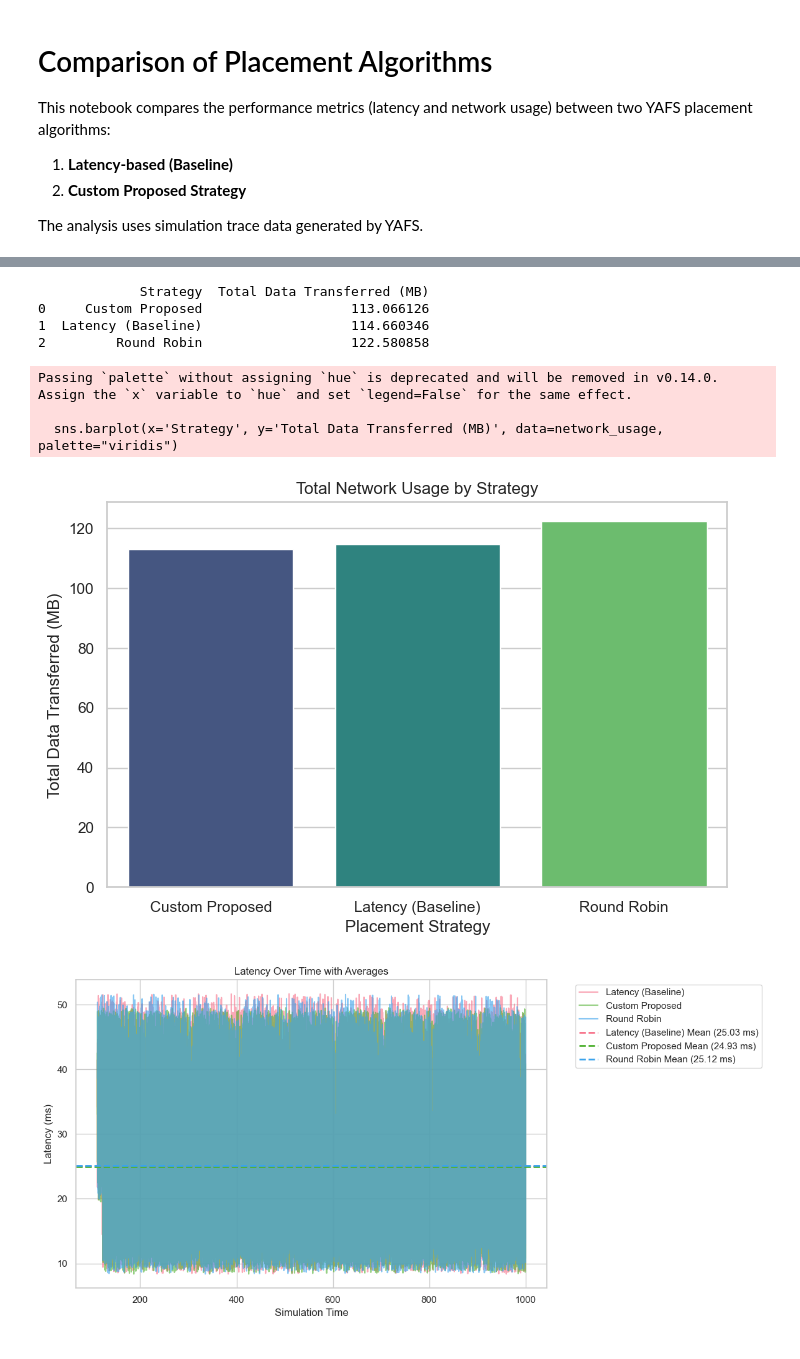
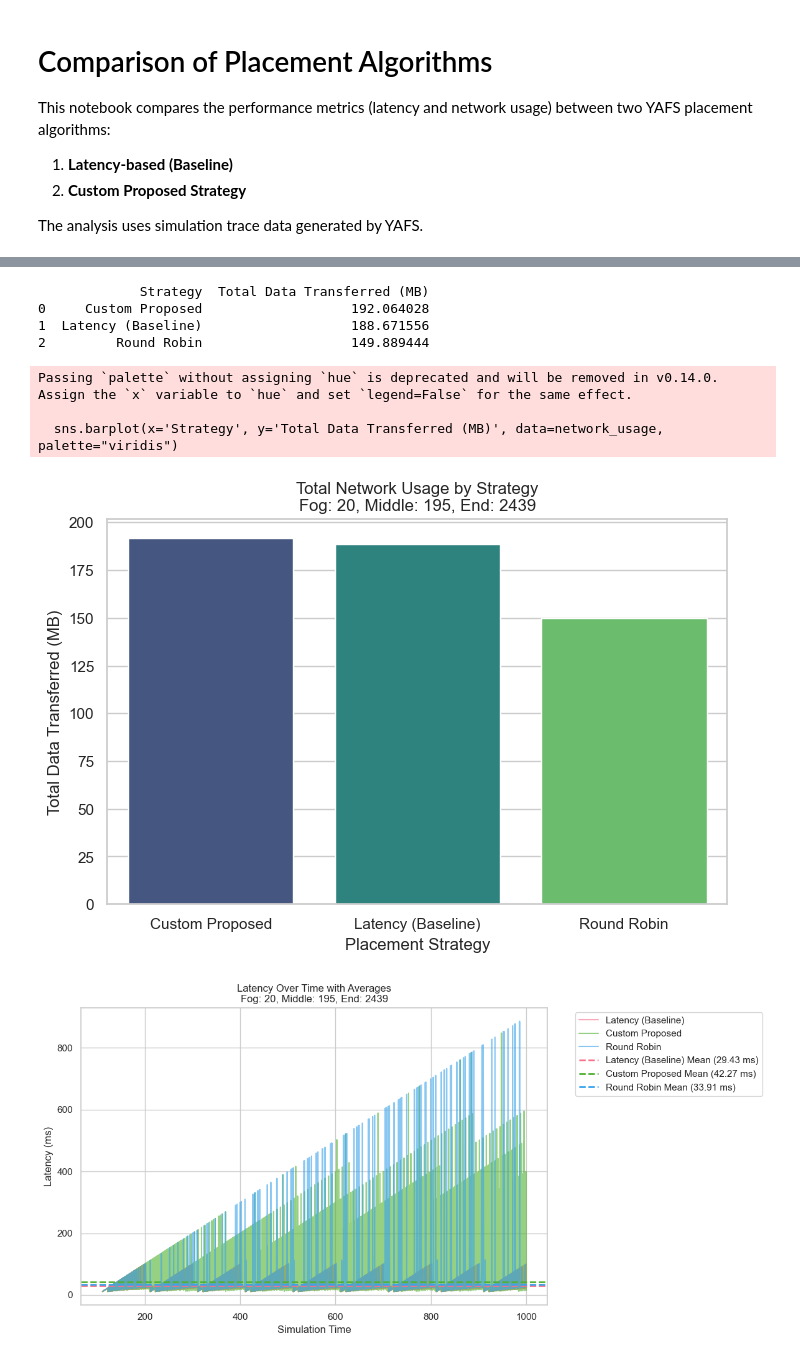
Before and after one commit to felipedumer/YAFS_custom, a Jupyter notebook: algoritmo_felipe/comparison_analysis.ipynb, the cells around one changed output, grey strips where cells are left out. Saved outputs shown, nothing was run; the diff lists cells and outputs as text; code cells hidden in the pictures.

Commit message:
fix the latency values on 'comparison_analysis.py'

```diff
--- a/algoritmo_felipe/comparison_analysis.ipynb
+++ b/algoritmo_felipe/comparison_analysis.ipynb
@@ -17,20 +17,28 @@ sns.set_theme(style="whitegrid")
 plt.rcParams['figure.figsize'] = [12, 6]
 # %%
 # Define file paths
+number_of_fog_devices = 20
+number_of_middle_devices = 195
+number_of_end_devices = 2439
 results_dir = 'resultados'
+topology_name = f"fog{number_of_fog_devices}-middle{number_of_middle_devices}-end{number_of_end_devices}"
+
+# Create figures directory
+figures_dir = os.path.join(results_dir, f"figures", topology_name)
+os.makedirs(figures_dir, exist_ok=True)
+print(f"Figures will be saved to: {figures_dir}")
 
 # Latency Strategy Files
-latency_trace_file = os.path.join(results_dir, '5-latency-sim_trace.csv')
-latency_link_file = os.path.join(results_dir, '5-latency-sim_trace_link.csv')
+latency_trace_file = os.path.join(results_dir, f'{topology_name}-latency-sim_trace.csv')
+latency_link_file = os.path.join(results_dir, f'{topology_name}-latency-sim_trace_link.csv')
 
 # Custom Strategy Files
-custom_trace_file = os.path.join(results_dir, '5-custom_proposed_by_felipe-sim_trace.csv')
-custom_link_file = os.path.join(results_dir, '5-custom_proposed_by_felipe-sim_trace_link.csv')
+custom_trace_file = os.path.join(results_dir, f'{topology_name}-custom_proposed_by_felipe-sim_trace.csv')
+custom_link_file = os.path.join(results_dir, f'{topology_name}-custom_proposed_by_felipe-sim_trace_link.csv')
 
 # Round Robin Strategy Files
-rr_trace_file = os.path.join(results_dir, '5-roundRobin-sim_trace.csv')
-rr_link_file = os.path.join(results_dir, '5-roundRobin-sim_trace_link.csv')
-
+rr_trace_file = os.path.join(results_dir, f'{topology_name}-roundRobin-sim_trace.csv')
+rr_link_file = os.path.join(results_dir, f'{topology_name}-roundRobin-sim_trace_link.csv')
 # Load DataFrames
 df_latency_trace = pd.read_csv(latency_trace_file)
 df_latency_link = pd.read_csv(latency_link_file)
@@ -78,7 +87,11 @@ if df_results.empty:
     print(f"WARNING: No messages found with name '{target_message}'. Check your simulation code.")
 else:
     # Calculate Latency (Convert to ms)
-    df_results['latency'] = df_results['service'] * 1000
+    # The real end-to-end latency is the difference between when the message was processed (time_out)
+    # and when it was emitted (time_emit).
+    df_results['latency'] = (df_results['time_out'] - df_results['time_emit'])
+    # df_results['latency'] = (df_results['service']) * 1000
+
 
     print("Combined Data:")
     print(df_results[['Strategy', 'latency']].head())
@@ -150,45 +175,47 @@ print(network_usage[['Strategy', 'Total Data Transferred (MB)']])
 # Visualize Network Usage
 plt.figure(figsize=(8, 5))
 sns.barplot(x='Strategy', y='Total Data Transferred (MB)', data=network_usage, palette="viridis")
-plt.title('Total Network Usage by Strategy')
+plt.title(f'Total Network Usage by Strategy\nFog: {number_of_fog_devices}, Middle: {number_of_middle_devices}, End: {number_of_end_devices}')
 plt.ylabel('Total Data Transferred (MB)')
 plt.xlabel('Placement Strategy')
+plt.savefig(os.path.join(figures_dir, 'network_usage.png'))
 plt.show()
 # %% [output]
              Strategy  Total Data Transferred (MB)
-0     Custom Proposed                   113.066126
-1  Latency (Baseline)                   114.660346
-2         Round Robin                   122.580858
+0     Custom Proposed                   192.064028
+1  Latency (Baseline)                   188.671556
+2         Round Robin                   149.889444
 Passing `palette` without assigning `hue` is deprecated and will be removed in v0.14.0. Assign the `x` variable to `hue` and set `legend=False` for the same effect.
 
   sns.barplot(x='Strategy', y='Total Data Transferred (MB)', data=network_usage, palette="viridis")
-[figure, old version]
+[figure, new version]
 # %%
 # Latency Over Time with Averages
 plt.figure(figsize=(12, 6))
 
 # Define a palette to ensure consistent colors
 strategies = df_results['Strategy'].unique()
 palette = sns.color_palette("husl", len(strategies))
 strategy_colors = dict(zip(strategies, palette))
 
 # Plot Latency over Time
 sns.lineplot(x='time_reception', y='latency', hue='Strategy', data=df_results, alpha=0.6, palette=strategy_colors)
 
 # Calculate and plot averages
 for strategy in strategies:
     mean_val = df_results[df_results['Strategy'] == strategy]['latency'].mean()
     color = strategy_colors[strategy]
     plt.axhline(y=mean_val, color=color, linestyle='--', linewidth=2, label=f'{strategy} Mean ({mean_val:.2f} ms)')
 
-plt.title('Latency Over Time with Averages')
+plt.title(f'Latency Over Time with Averages\nFog: {number_of_fog_devices}, Middle: {number_of_middle_devices}, End: {number_of_end_devices}')
 plt.xlabel('Simulation Time')
 plt.ylabel('Latency (ms)')
 plt.legend(bbox_to_anchor=(1.05, 1), loc='upper left')
 plt.tight_layout()
+plt.savefig(os.path.join(figures_dir, 'latency_over_time.png'))
 plt.show()
 # %% [output]
-[figure, old version]
+[figure, new version]
 # %%
 # Summary Statistics
 summary_stats = df_results.groupby('Strategy')['latency'].agg(['mean', 'min', 'max', 'std', 'count']).reset_index()
```
Also changed, not shown: parts of 7 cells of this notebook.
